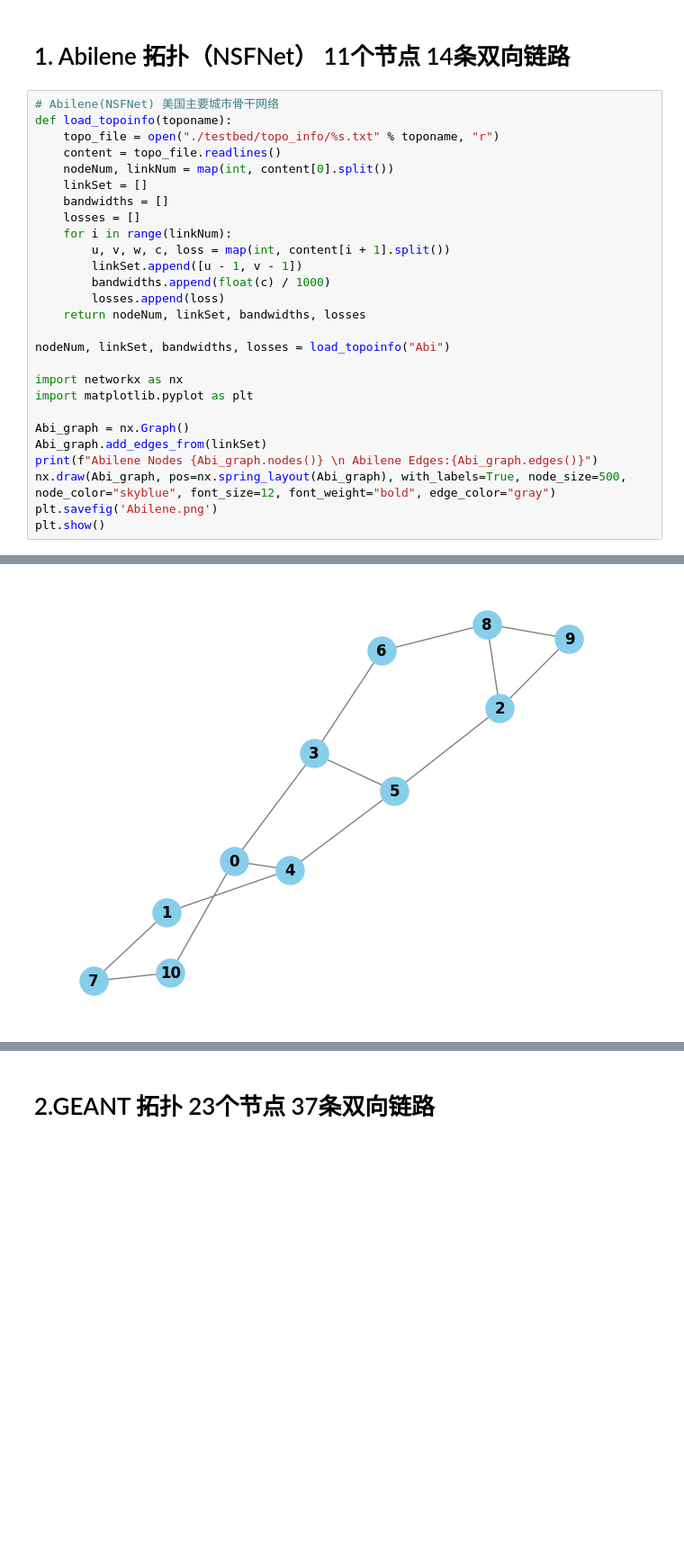
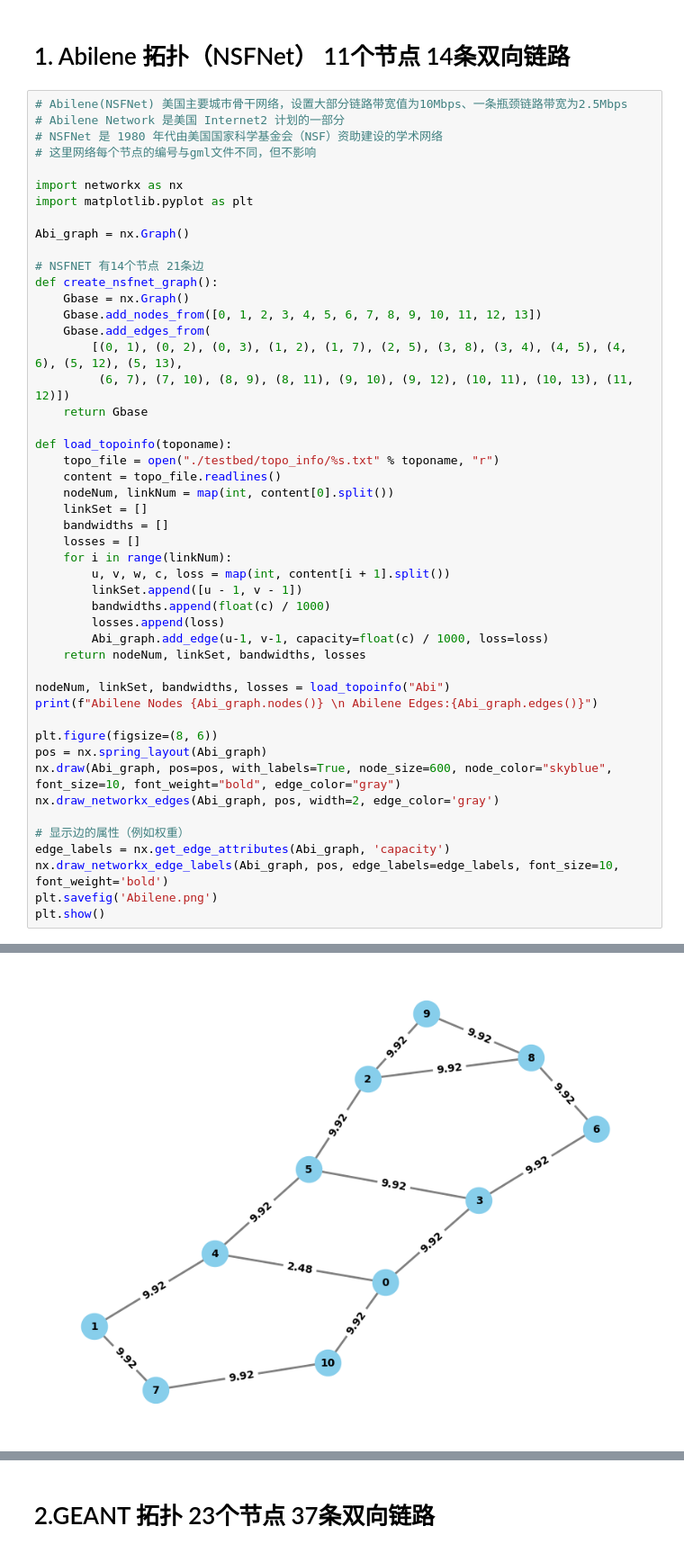
Before and after one commit to valley12/DRL-OR, a Jupyter notebook: RL-Route.ipynb, the cells around one changed output, grey strips where cells are left out. Shown at 90% size. Saved outputs shown, nothing was run; the diff lists cells and outputs as text; blank space fills up the shorter version.

```diff
--- a/RL-Route.ipynb
+++ b/RL-Route.ipynb
@@ -3,33 +3,54 @@
 # %% [markdown]
 # 1. Abilene 拓扑（NSFNet） 11个节点 14条双向链路
 # %%
-# Abilene(NSFNet) 美国主要城市骨干网络
+# Abilene(NSFNet) 美国主要城市骨干网络，设置大部分链路带宽值为10Mbps、一条瓶颈链路带宽为2.5Mbps
+# Abilene Network 是美国 Internet2 计划的一部分
+# NSFNet 是 1980 年代由美国国家科学基金会（NSF）资助建设的学术网络
+# 这里网络每个节点的编号与gml文件不同，但不影响
+
+import networkx as nx
+import matplotlib.pyplot as plt
+
+Abi_graph = nx.Graph()
+
+# NSFNET 有14个节点 21条边
+def create_nsfnet_graph():
+    Gbase = nx.Graph()
+    Gbase.add_nodes_from([0, 1, 2, 3, 4, 5, 6, 7, 8, 9, 10, 11, 12, 13])
+    Gbase.add_edges_from(
+        [(0, 1), (0, 2), (0, 3), (1, 2), (1, 7), (2, 5), (3, 8), (3, 4), (4, 5), (4, 6), (5, 12), (5, 13),
+         (6, 7), (7, 10), (8, 9), (8, 11), (9, 10), (9, 12), (10, 11), (10, 13), (11, 12)])
+    return Gbase
+
 def load_topoinfo(toponame):
     topo_file = open("./testbed/topo_info/%s.txt" % toponame, "r")
     content = topo_file.readlines()
     nodeNum, linkNum = map(int, content[0].split())
     linkSet = []
     bandwidths = []
     losses = []
     for i in range(linkNum):
         u, v, w, c, loss = map(int, content[i + 1].split())
         linkSet.append([u - 1, v - 1])
         bandwidths.append(float(c) / 1000)
         losses.append(loss)
+        Abi_graph.add_edge(u-1, v-1, capacity=float(c) / 1000, loss=loss)
     return nodeNum, linkSet, bandwidths, losses
 
 nodeNum, linkSet, bandwidths, losses = load_topoinfo("Abi")
+print(f"Abilene Nodes {Abi_graph.nodes()} \n Abilene Edges:{Abi_graph.edges()}")
 
-import networkx as nx
-import matplotlib.pyplot as plt
+plt.figure(figsize=(8, 6))
+pos = nx.spring_layout(Abi_graph)
+nx.draw(Abi_graph, pos=pos, with_labels=True, node_size=600, node_color="skyblue", font_size=10, font_weight="bold", edge_color="gray")
+nx.draw_networkx_edges(Abi_graph, pos, width=2, edge_color='gray')
 
-Abi_graph = nx.Graph()
-Abi_graph.add_edges_from(linkSet)
-print(f"Abilene Nodes {Abi_graph.nodes()} \n Abilene Edges:{Abi_graph.edges()}")
-nx.draw(Abi_graph, pos=nx.spring_layout(Abi_graph), with_labels=True, node_size=500, node_color="skyblue", font_size=12, font_weight="bold", edge_color="gray")
+# 显示边的属性（例如权重）
+edge_labels = nx.get_edge_attributes(Abi_graph, 'capacity')
+nx.draw_networkx_edge_labels(Abi_graph, pos, edge_labels=edge_labels, font_size=10, font_weight='bold')
 plt.savefig('Abilene.png')
 plt.show()
 # %% [output]
 Abilene Nodes [0, 3, 4, 10, 1, 7, 2, 5, 8, 9, 6]
  Abilene Edges:[(0, 3), (0, 4), (0, 10), (3, 5), (3, 6), (4, 1), (4, 5), (10, 7), (1, 7), (2, 5), (2, 8), (2, 9), (8, 6), (8, 9)]
-[figure, old version]
+[figure, new version]
```
Also changed, not shown: parts of 6 cells of this notebook.
